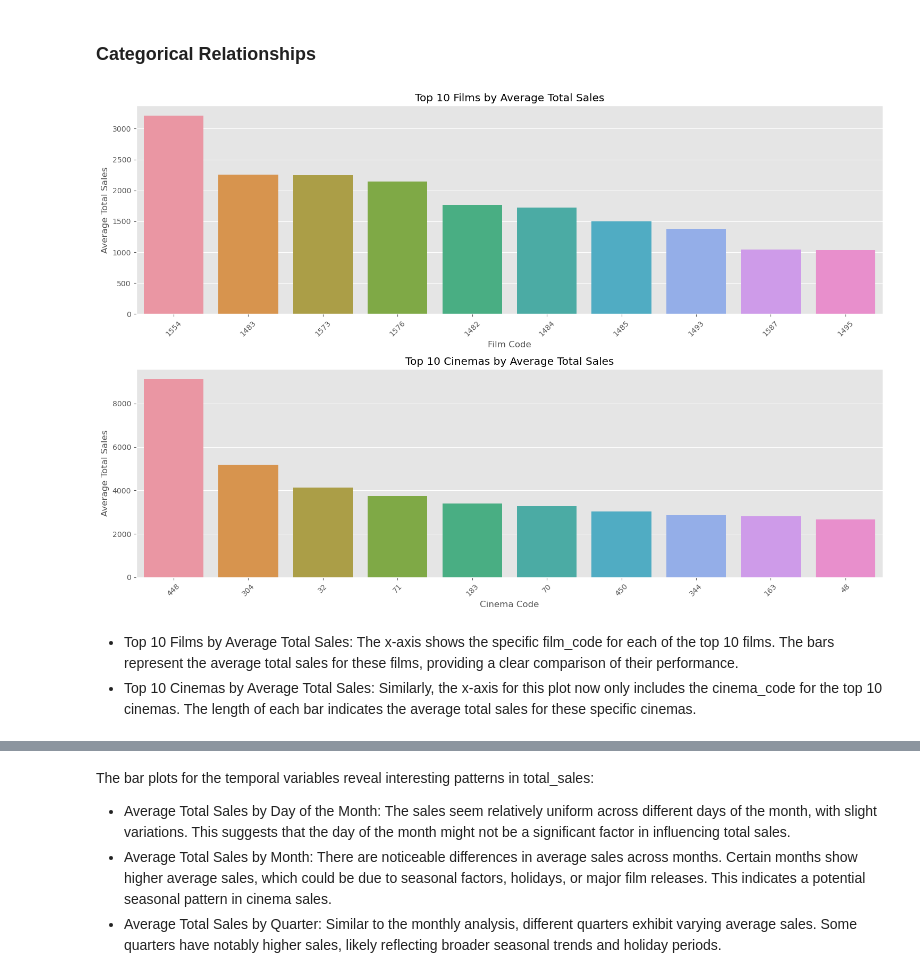
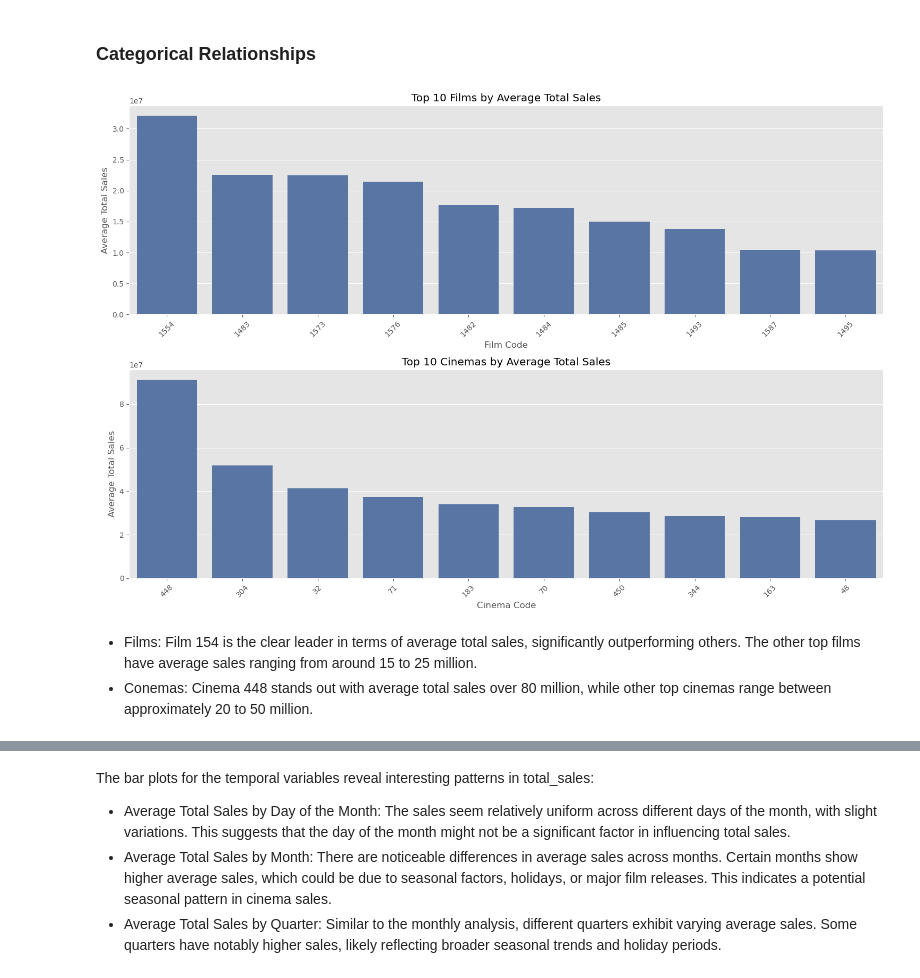
Before and after one commit to timothyrobbinscpa/cinema_revenue, a Jupyter notebook: src/predicting_cinema_revenue.ipynb, the cells around one changed output, grey strips where cells are left out. Saved outputs shown, nothing was run; the diff lists cells and outputs as text; code cells hidden in the pictures.

```diff
--- a/src/predicting_cinema_revenue.ipynb
+++ b/src/predicting_cinema_revenue.ipynb
@@ -5,4 +34,5 @@ file downloaded from: https://www.kaggle.com/datasets/arashnic/cinema-ticket/dat
 # %%
+## Import libraries
 import pandas as pd
 import numpy as np
 import matplotlib.pyplot as plt
@@ -12,14 +42,24 @@ from sklearn.metrics import mean_squared_error, mean_absolute_error, r2_score
 from sklearn.linear_model import LinearRegression
 from sklearn.ensemble import RandomForestRegressor, GradientBoostingRegressor
 from datetime import datetime, timedelta
-
 from sklearn.svm import SVR
 from sklearn.preprocessing import StandardScaler
 from sklearn.pipeline import make_pipeline
 from sklearn.model_selection import RandomizedSearchCV
 from math import sqrt
 import time
+from scipy import stats  # Import the stats module from scipy
 
+
+# Record time it takes to run code
 start_time = time.time()
 
+# Set default style
 plt.style.use('ggplot')
+
+# Set the color palette
+sns.set_palette("deep")
+
+# Suppress future warnings
+import warnings
+warnings.filterwarnings('ignore', category=FutureWarning)
@@ -185,12 +233,3 @@ min           0.048387
 75%          10.000000
 max          70.000000
 Name: ticket_price, dtype: float64
-# %%
-# first convert total_sales to float
-df['total_sales'] = df['total_sales'].astype('float')
-
-
-df['total_sales'] = df['total_sales'] / 10000
-df['total_sales'] = df['total_sales']
-
-df.head()
@@ -286,6 +295,8 @@ Number of duplicate rows: 104
-# %%
-# drop duplicates
-
-df = df.drop_duplicates()
 # %% [markdown]
 There are 104 duplicate rows.  These will be dropped prior to a full EDA.
+# %%
+# Drop full duplicates
+df.drop_duplicates(inplace=True)
+
+# Confirm no more duplicates
+print(df.duplicated().sum())
@@ -633,36 +697,44 @@ The scatter plots illustrate the relationships between total_sales and various n
 # %% [markdown]
 ### Categorical Relationships
 # %%
+import matplotlib.pyplot as plt
+import seaborn as sns
+
+# Example DataFrame setup (your DataFrame will vary)
+# df = pd.DataFrame({'film_code': ..., 'total_sales': ..., 'cinema_code': ...})
+
 # Calculating average total_sales for each film_code and cinema_code
 average_sales_film = df.groupby('film_code')['total_sales'].mean().sort_values(ascending=False)
 average_sales_cinema = df.groupby('cinema_code')['total_sales'].mean().sort_values(ascending=False)
 
 # Selecting the top 10 films and cinemas
 top_10_films = average_sales_film.head(10)
 top_10_cinemas = average_sales_cinema.head(10)
 
 # Creating bar plots for the top 10 films and cinemas with correct x-axis labels
 fig, axes = plt.subplots(2, 1, figsize=(15, 10))
 
 # Top 10 films - Correct x-axis labels
 sns.barplot(x=top_10_films.index.astype(str), y=top_10_films.values, ax=axes[0])
 axes[0].set_title('Top 10 Films by Average Total Sales')
 axes[0].set_xlabel('Film Code')
 axes[0].set_ylabel('Average Total Sales')
-axes[0].set_xticklabels(top_10_films.index.astype(str), rotation=45)
+axes[0].set_xticks(range(len(top_10_films)))  # Setting tick positions
+axes[0].set_xticklabels(top_10_films.index.astype(str), rotation=45)  # Setting tick labels
 
 # Top 10 cinemas - Correct x-axis labels
 sns.barplot(x=top_10_cinemas.index.astype(str), y=top_10_cinemas.values, ax=axes[1])
 axes[1].set_title('Top 10 Cinemas by Average Total Sales')
 axes[1].set_xlabel('Cinema Code')
 axes[1].set_ylabel('Average Total Sales')
-axes[1].set_xticklabels(top_10_cinemas.index.astype(str), rotation=45)
+axes[1].set_xticks(range(len(top_10_cinemas)))  # Setting tick positions
+axes[1].set_xticklabels(top_10_cinemas.index.astype(str), rotation=45)  # Setting tick labels
 
 plt.tight_layout()
 plt.show()
 # %% [output]
-[figure, old version]
+[figure, new version]
 # %% [markdown]
-- Top 10 Films by Average Total Sales: The x-axis shows the specific film_code for each of the top 10 films. The bars represent the average total sales for these films, providing a clear comparison of their performance.
-- Top 10 Cinemas by Average Total Sales: Similarly, the x-axis for this plot now only includes the cinema_code for the top 10 cinemas. The length of each bar indicates the average total sales for these specific cinemas.
+- Films: Film 154 is the clear leader in terms of average total sales, significantly outperforming others. The other top films have average sales ranging from around 15 to 25 million.
+- Conemas: Cinema 448 stands out with average total sales over 80 million, while other top cinemas range between approximately 20 to 50 million.
 # %%
```
Also changed, not shown: parts of 99 cells of this notebook, 3 other files.
